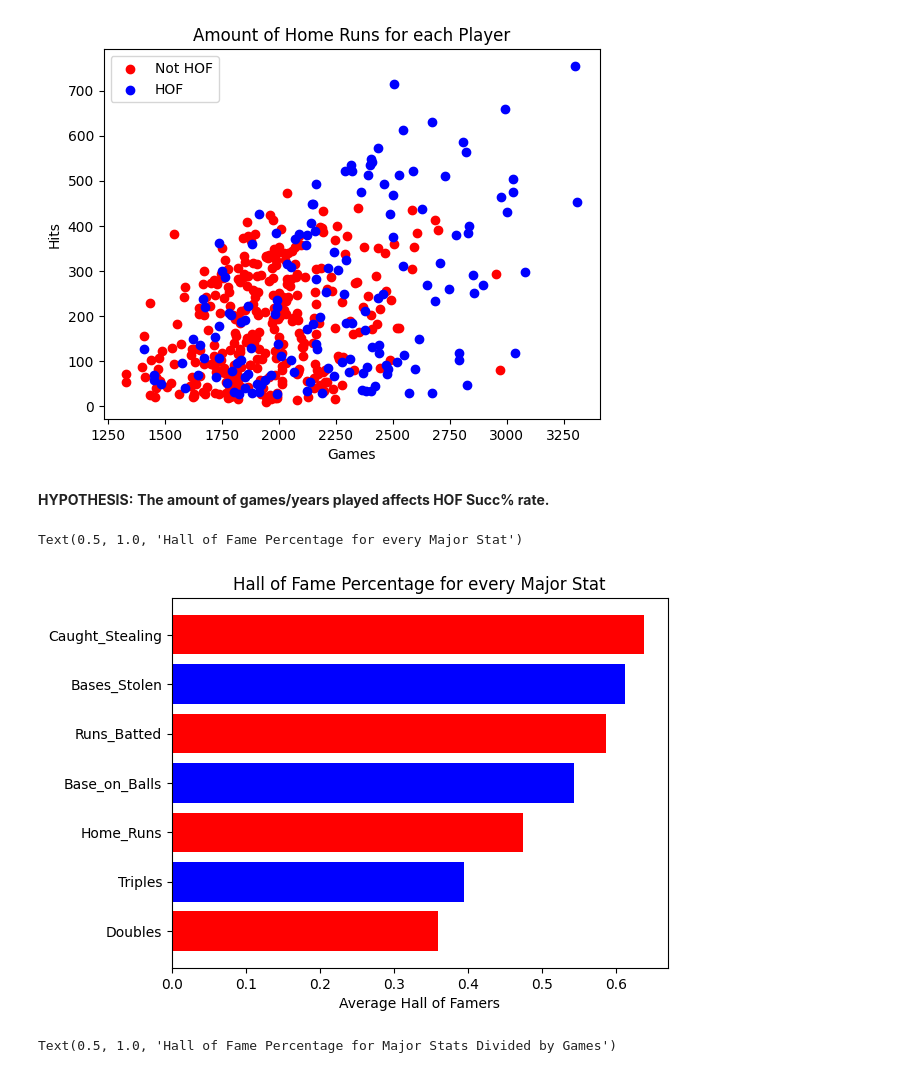
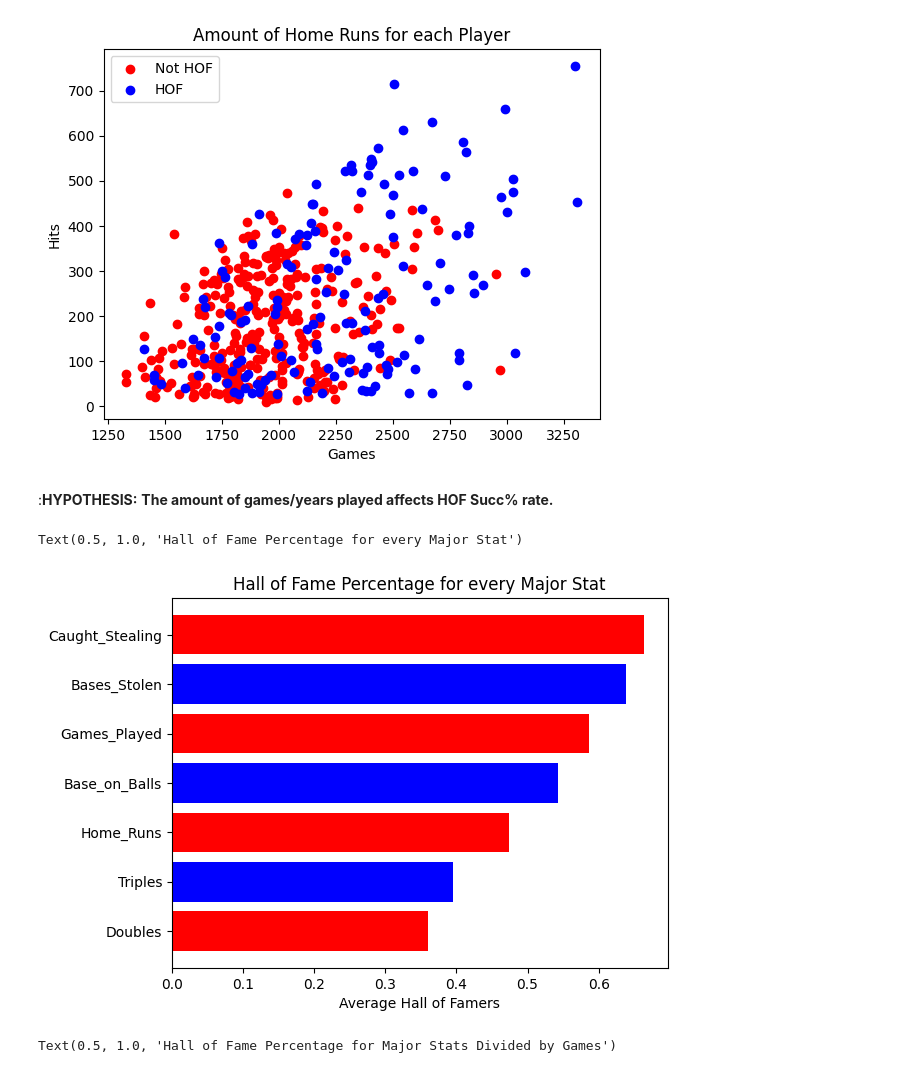
Before and after one commit to A-Peoples/DSRP_Project, a Jupyter notebook: Data_Science_Project_2025.ipynb, the cells around one changed output. Saved outputs shown, nothing was run; the diff lists cells and outputs as text; code cells hidden in the pictures.

```diff
--- a/Data_Science_Project_2025.ipynb
+++ b/Data_Science_Project_2025.ipynb
@@ -128,30 +128,30 @@ plt.legend(["Not HOF", "HOF"])
 <matplotlib.legend.Legend at 0x...>
 [figure]
 # %% [markdown]
-**HYPOTHESIS:** **The amount of games/years played affects HOF Succ% rate.**
+:**HYPOTHESIS:** **The amount of games/years played affects HOF Succ% rate.**
 # %%
 #filtering the columns to be above the third quartile and charting the average percent of HOF success
 
-cols = ['Doubles', 'Triples', 'Home_Runs', 'Base_on_Balls', 'Runs_Batted', 'Bases_Stolen', 'Caught_Stealing']
+cols = ['Doubles', 'Triples', 'Home_Runs', 'Base_on_Balls', 'G', 'Bases_Stolen', 'Caught_Stealing']
 num_list = []
 for col in cols:
   y = standard_df.loc[standard_df[col] > x[col].iloc[0]].HOF.mean()
   num_list.append(y)
-
+cols[4] = "Games_Played"
 nums = {cols[0]: num_list[0],
  cols[1]: num_list[1],
  cols[2]: num_list[2],
  cols[3]: num_list[3],
  cols[4]: num_list[4],
  cols[5]: num_list[5],
  cols[6]: num_list[6],}
 num_list.sort()
 plt.barh(cols, num_list, color=['red', 'blue'])
 plt.xlabel("Average Hall of Famers")
 plt.title("Hall of Fame Percentage for every Major Stat")
 # %% [output]
 Text(0.5, 1.0, 'Hall of Fame Percentage for every Major Stat')
-[figure, old version]
+[figure, new version]
 # %%
 avg_df = df
 cols = ['Doubles', 'Triples', 'Home_Runs', 'Base_on_Balls', 'Runs_Batted', 'Bases_Stolen', 'Caught_Stealing', 'Strikeouts']
```
Also changed, not shown: parts of 3 cells of this notebook.
